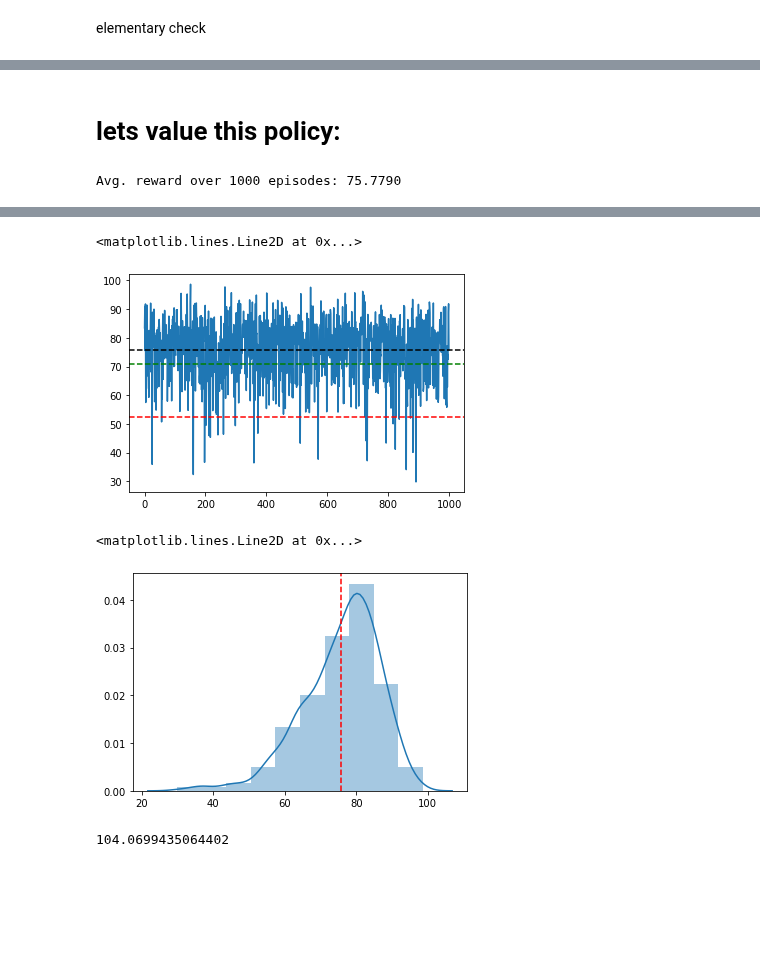
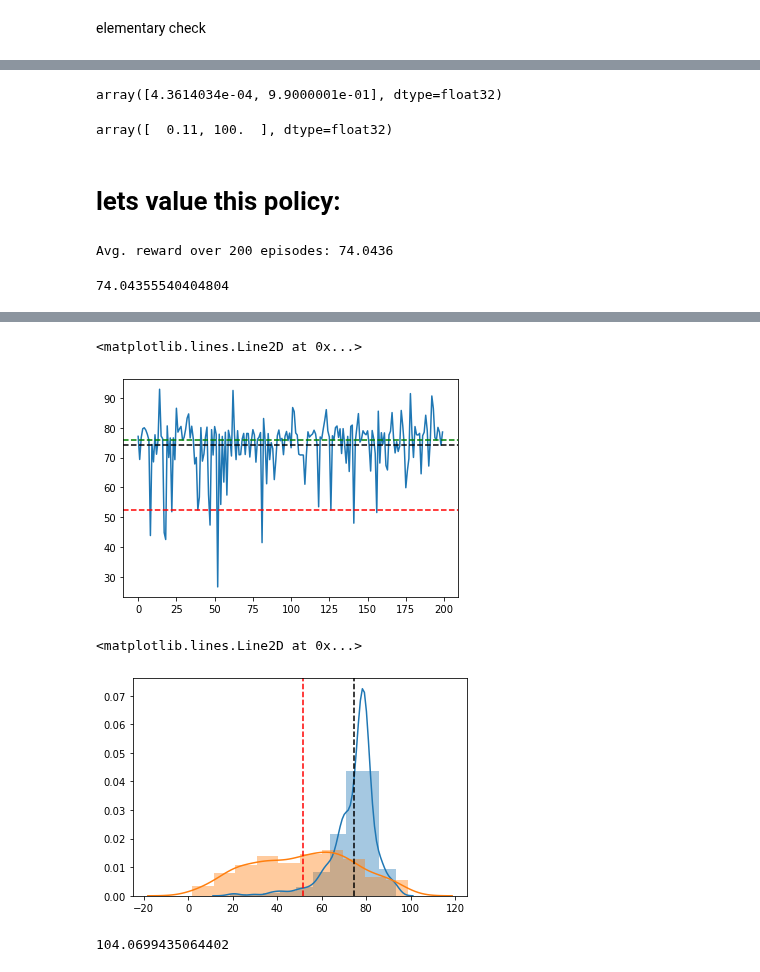
Before and after one commit to majkee15/credit_collections_rl, a Jupyter notebook: learning/notebooks/explore_learned_policies.ipynb, the cells around one changed output, grey strips where cells are left out. Saved outputs shown, nothing was run; the diff lists cells and outputs as text; code cells hidden in the pictures; blank space fills up the shorter version.

```diff
--- a/learning/notebooks/explore_learned_policies.ipynb
+++ b/learning/notebooks/explore_learned_policies.ipynb
@@ -94,0 +265,2 @@ agent.main_net.predict_on_batch(obs[None,:])
+# %%
+agent.env.starting_state = np.array([1.0, 40.])
@@ -94,0 +279,2 @@ agent.main_net.predict_on_batch(obs[None,:])
+# %%
+agent.env.current_state = np.array([1.0, 40.])
@@ -94,0 +293,2 @@ agent.main_net.predict_on_batch(obs[None,:])
+# %%
+agent.env.step(0)
@@ -95,9 +309,21 @@ agent.main_net.predict_on_batch(obs[None,:])
+# %%
+agent.env.reset()
+# %% [output]
+array([4.3614034e-04, 9.9000001e-01], dtype=float32)
+# %%
+environment.convert_back(agent.env.reset())
+# %% [output]
+array([  0.11, 100.  ], dtype=float32)
 # %% [markdown]
 # lets value this policy:
 # %%
-rewards = agent.evaluate(1000)
+rewards = agent.evaluate(200)
 # %% [output]
-Avg. reward over 1000 episodes: 75.7790
+Avg. reward over 200 episodes: 74.0436
+# %%
+np.mean(rewards)
+# %% [output]
+74.04355540404804
 # %%
 from dcc import AAV, Parameters
 p = Parameters()
@@ -106,5 +332,5 @@ aav = AAV(p)
 plt.plot(rewards)
 plt.axhline(np.mean(rewards), color='black', linestyle='--')
 plt.axhline(-aav.u(0.11, 100), color='red', linestyle='--')
-plt.axhline(-aav.u(0.11 + 1, 100) - 1*p.c, color='green', linestyle='--')
+plt.axhline(-aav.u(0.11 + 2, 100) - 2*p.c, color='green', linestyle='--')
 # %% [output]
@@ -112,14 +338,16 @@ plt.axhline(-aav.u(0.11 + 1, 100) - 1*p.c, color='green', linestyle='--')
 <matplotlib.lines.Line2D at 0x...>
-[figure, old version]
+[figure, new version]
 # %%
 import seaborn as sns
 fig, ax = plt.subplots()
 sns.distplot(rewards, ax=ax, bins=10)
-ax.axvline(np.mean(rewards), color='red', linestyle='--')
+sns.distplot(rew_aav, ax=ax, bins=10)
+ax.axvline(np.mean(rewards), color='black', linestyle='--')
+ax.axvline(np.mean(rew_aav), color='red', linestyle='--')
 # ax.axvline(u, color='green', linestyle='--')
 # %% [output]
 <matplotlib.lines.Line2D at 0x...>
-[figure, old version]
+[figure, new version]
 # %%
 # agent.evaluate(100)
 # %%
```
Also changed, not shown: parts of 51 cells of this notebook, 11 other files.
